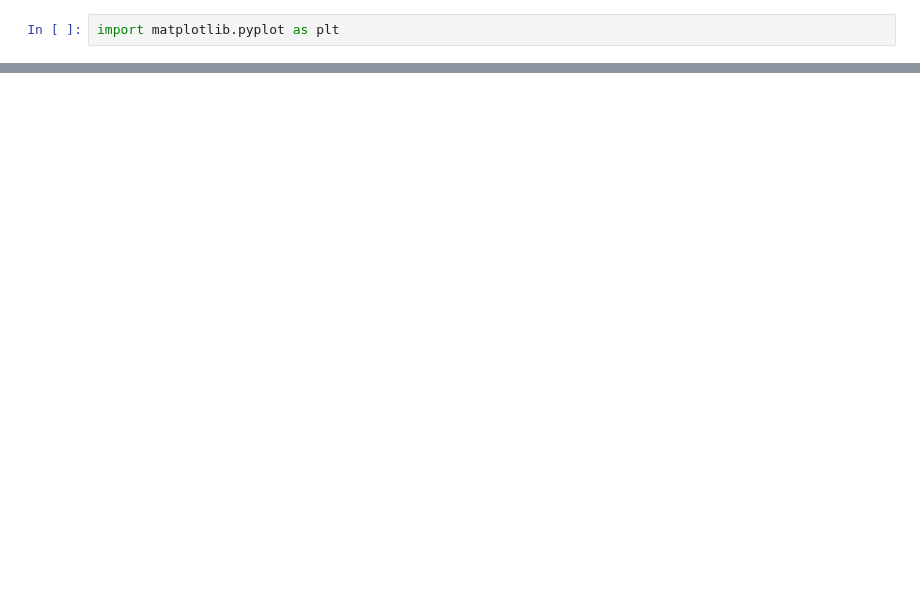
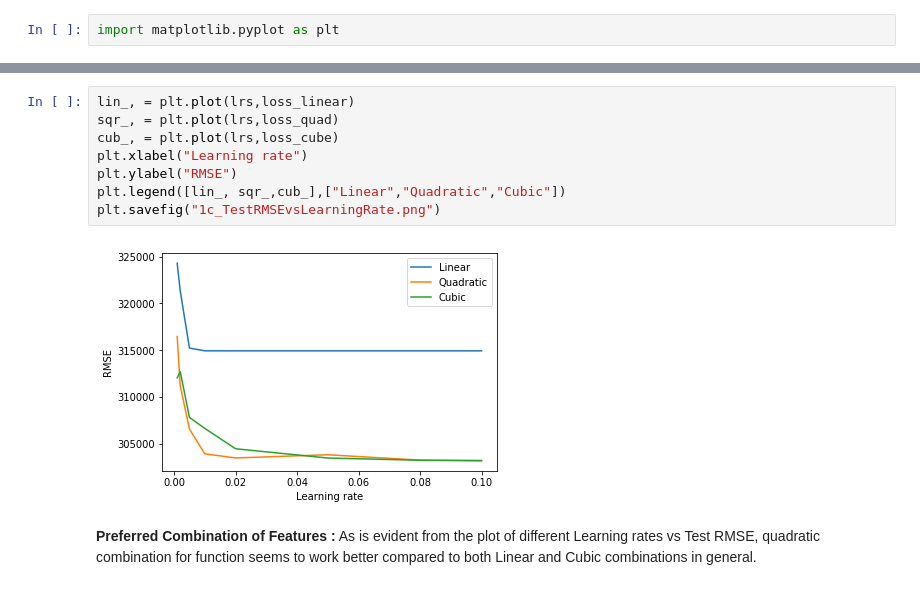
Before and after one commit to ayushbansal07/ML_course, a Jupyter notebook: asgn1/asgn1c.ipynb, the cells around one changed output, grey strips where cells are left out. Cells and saved outputs as stored; diff of their text form; blank space fills up the shorter version.

```diff
--- a/asgn1/asgn1c.ipynb
+++ b/asgn1/asgn1c.ipynb
@@ -224,0 +232,12 @@ Text(0,0.5,'RMSE')
+# %%
+lin_, = plt.plot(lrs,loss_linear)
+sqr_, = plt.plot(lrs,loss_quad)
+cub_, = plt.plot(lrs,loss_cube)
+plt.xlabel("Learning rate")
+plt.ylabel("RMSE")
+plt.legend([lin_, sqr_,cub_],["Linear","Quadratic","Cubic"])
+plt.savefig("1c_TestRMSEvsLearningRate.png")
+# %% [output]
+[figure, added]
+# %% [markdown]
+**Preferred Combination of Features :** As is evident from the plot of different Learning rates vs Test RMSE, quadratic combination for function seems to work better compared to both Linear and Cubic combinations in general.
```
Also changed, not shown: parts of 11 cells of this notebook, 9 other files.
